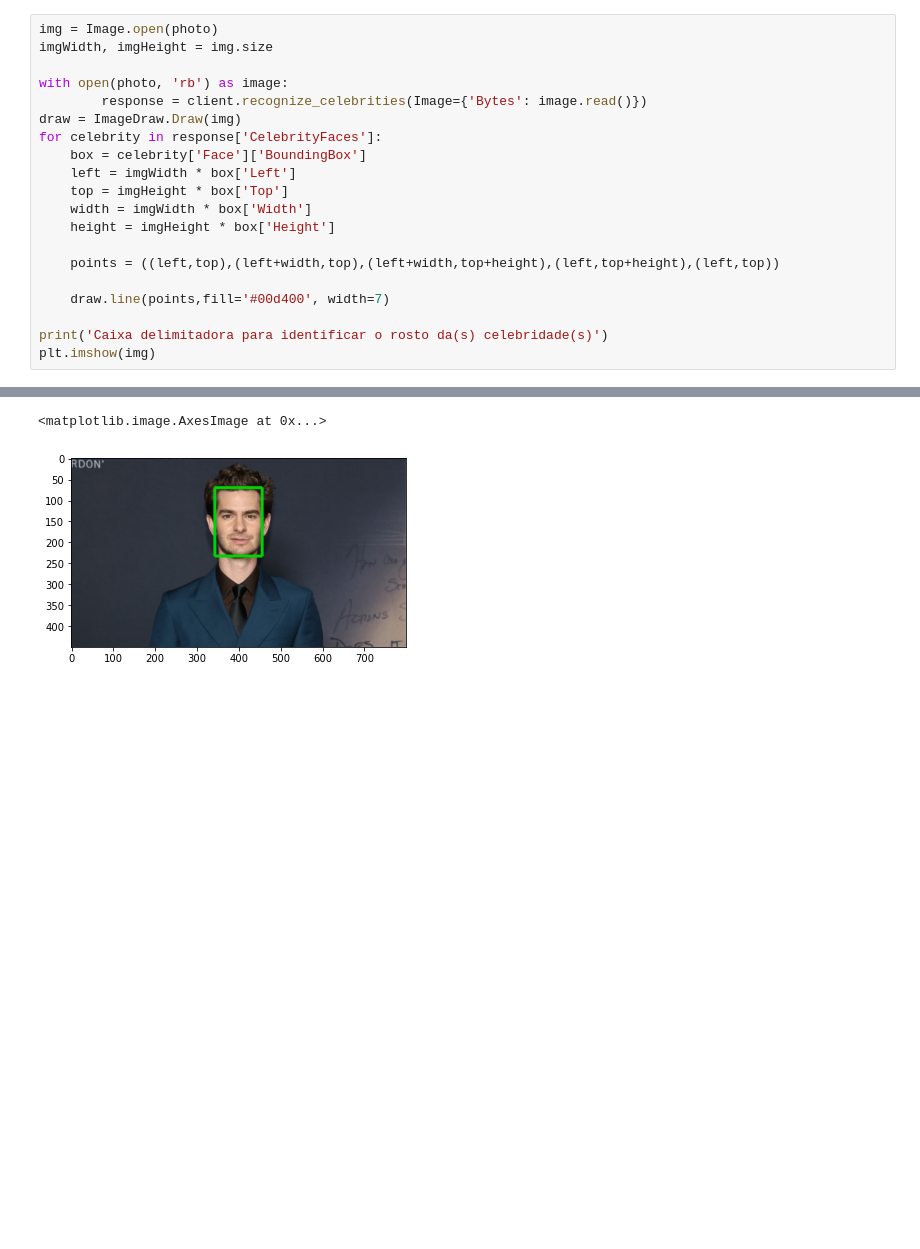
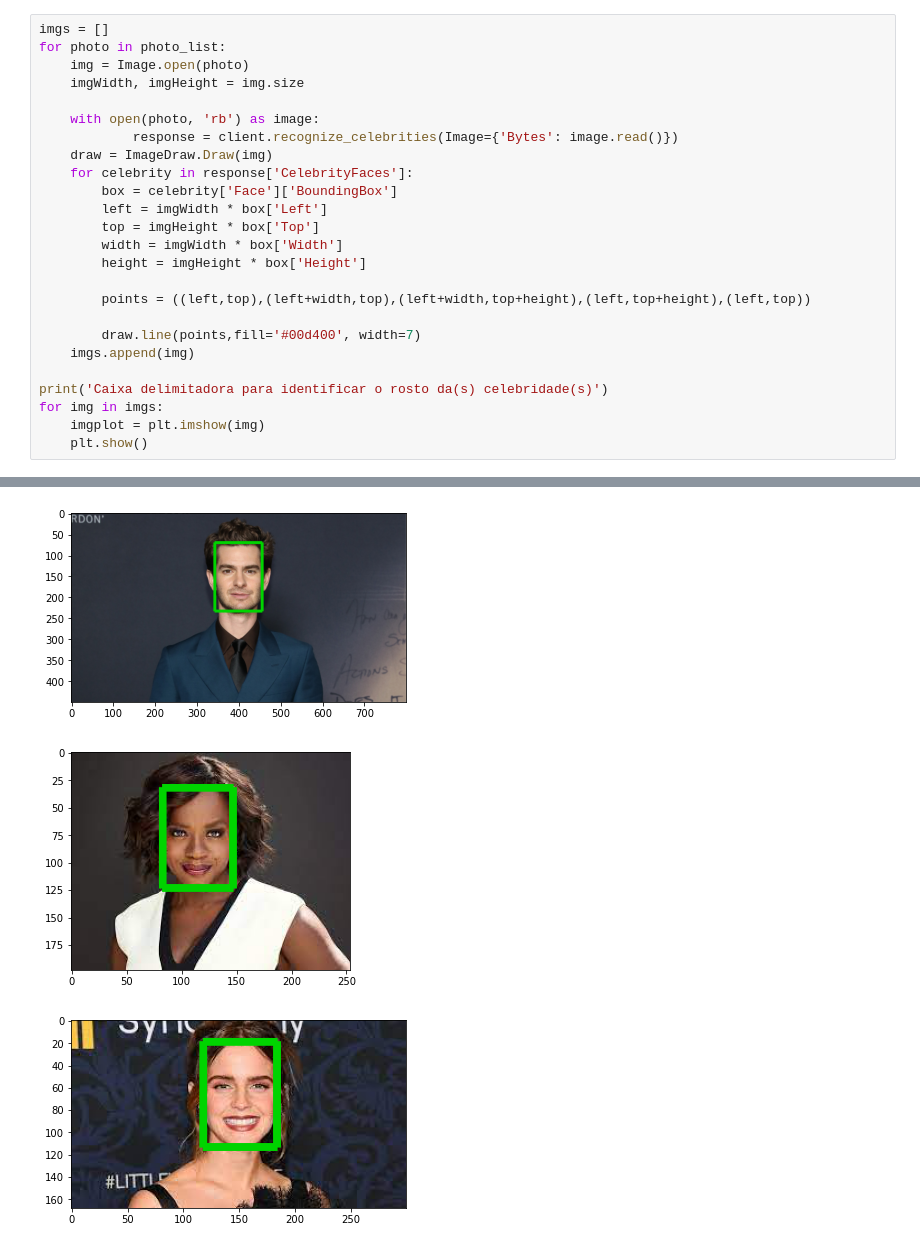
Before and after one commit to helenalvs/machinelearning-aws, a Jupyter notebook: Untitled.ipynb, the cells around one changed output, grey strips where cells are left out. Drawn from its saved outputs; the diff is of its cells as text; blank space fills up the shorter version.

Commit message:
Melhoria para leitura de várias imagens

```diff
--- a/Untitled.ipynb
+++ b/Untitled.ipynb
@@ -43,24 +59,30 @@ Celebridades detectadas: 1
 # %%
-img = Image.open(photo)
-imgWidth, imgHeight = img.size
+imgs = []
+for photo in photo_list:
+    img = Image.open(photo)
+    imgWidth, imgHeight = img.size
 
-with open(photo, 'rb') as image:
-        response = client.recognize_celebrities(Image={'Bytes': image.read()})
-draw = ImageDraw.Draw(img)
-for celebrity in response['CelebrityFaces']:
-    box = celebrity['Face']['BoundingBox']
-    left = imgWidth * box['Left']
-    top = imgHeight * box['Top']
-    width = imgWidth * box['Width']
-    height = imgHeight * box['Height']
+    with open(photo, 'rb') as image:
+            response = client.recognize_celebrities(Image={'Bytes': image.read()})
+    draw = ImageDraw.Draw(img)
+    for celebrity in response['CelebrityFaces']:
+        box = celebrity['Face']['BoundingBox']
+        left = imgWidth * box['Left']
+        top = imgHeight * box['Top']
+        width = imgWidth * box['Width']
+        height = imgHeight * box['Height']
 
-    points = ((left,top),(left+width,top),(left+width,top+height),(left,top+height),(left,top))
+        points = ((left,top),(left+width,top),(left+width,top+height),(left,top+height),(left,top))
 
-    draw.line(points,fill='#00d400', width=7)
+        draw.line(points,fill='#00d400', width=7)
+    imgs.append(img)
 
 print('Caixa delimitadora para identificar o rosto da(s) celebridade(s)')
-plt.imshow(img)
+for img in imgs:
+    imgplot = plt.imshow(img)
+    plt.show()
 # %% [output]
 Caixa delimitadora para identificar o rosto da(s) celebridade(s)
-<matplotlib.image.AxesImage at 0x...>
 [figure]
+[figure, added]
+[figure, added]
```
Also changed, not shown: parts of 4 cells of this notebook, 4 other files.
